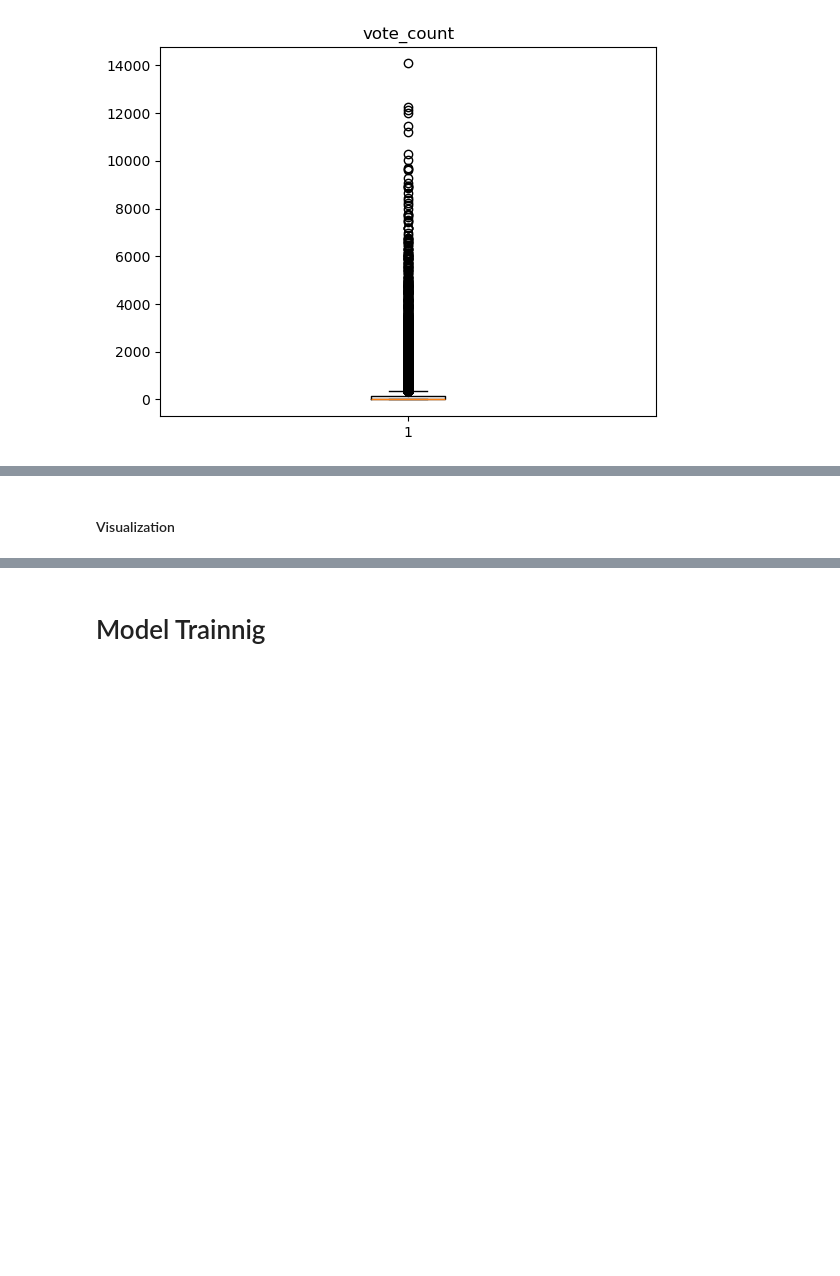
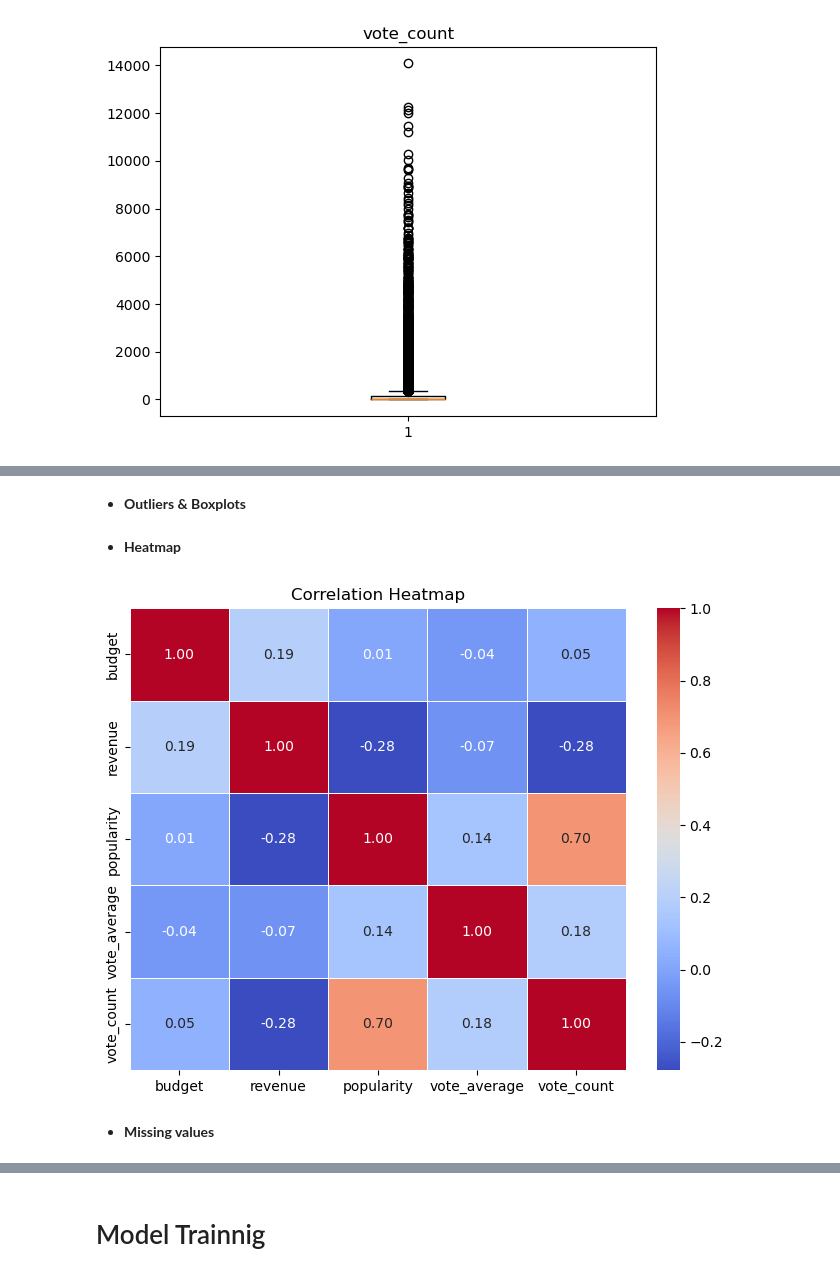
Before and after one commit to alimohammedlo1123-netizen/movie-recommender-system, a Jupyter notebook: final_project.ipynb, the cells around one changed output, grey strips where cells are left out. Drawn from its saved outputs; the diff is of its cells as text; code cells hidden in the pictures; blank space fills up the shorter version.

```diff
--- a/final_project.ipynb
+++ b/final_project.ipynb
@@ -125,2 +138,0 @@ for i in outlier:
-# %% [markdown]
-#### Visualization
@@ -126,0 +141,33 @@ for i in outlier:
+# %% [markdown]
+- **Outliers & Boxplots**
+# %%
+
+movies['budget'] = pd.to_numeric(movies['budget'], errors='coerce')
+movies['revenue'] = pd.to_numeric(movies['revenue'], errors='coerce')
+
+plt.figure(figsize=(12, 4))
+
+plt.subplot(1, 2, 1)
+sns.boxplot(y=movies['budget'], color='skyblue')
+plt.title('Outliers in Budget')
+
+plt.subplot(1, 2, 2)
+sns.boxplot(y=movies['revenue'], color='salmon')
+plt.title('Outliers in Revenue')
+
+plt.tight_layout()
+plt.show()
+# %% [markdown]
+- **Heatmap**
+# %%
+
+num_cols = ['budget', 'revenue', 'popularity', 'vote_average', 'vote_count']
+num_movies = movies[num_cols].apply(pd.to_numeric, errors='coerce')
+plt.figure(figsize=(8, 6))
+sns.heatmap(num_movies.corr(), annot=True, cmap='coolwarm', fmt=".2f", linewidths=0.5)
+plt.title('Correlation Heatmap')
+plt.show()
+# %% [output]
+[figure, added]
+# %% [markdown]
+- **Missing values**
```
Also changed, not shown: parts of 21 cells of this notebook.
